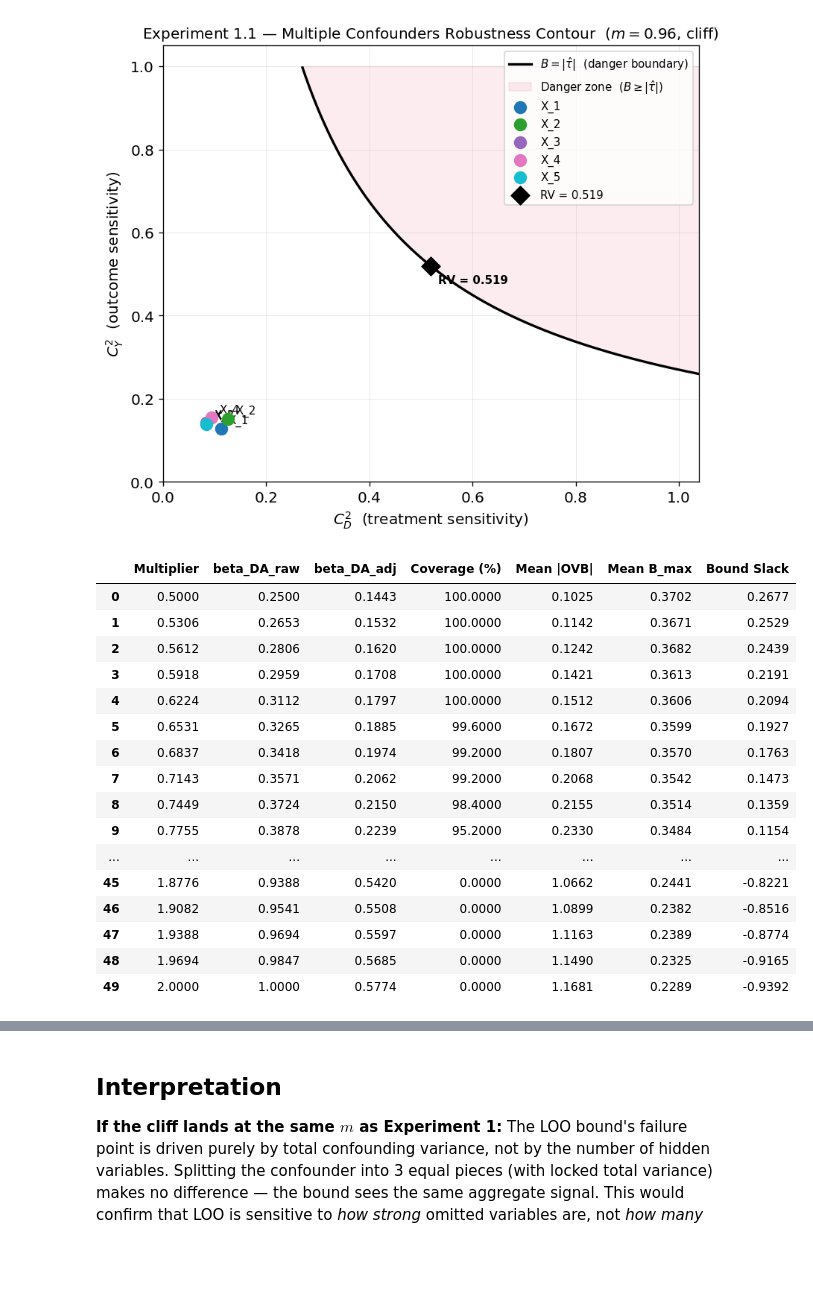
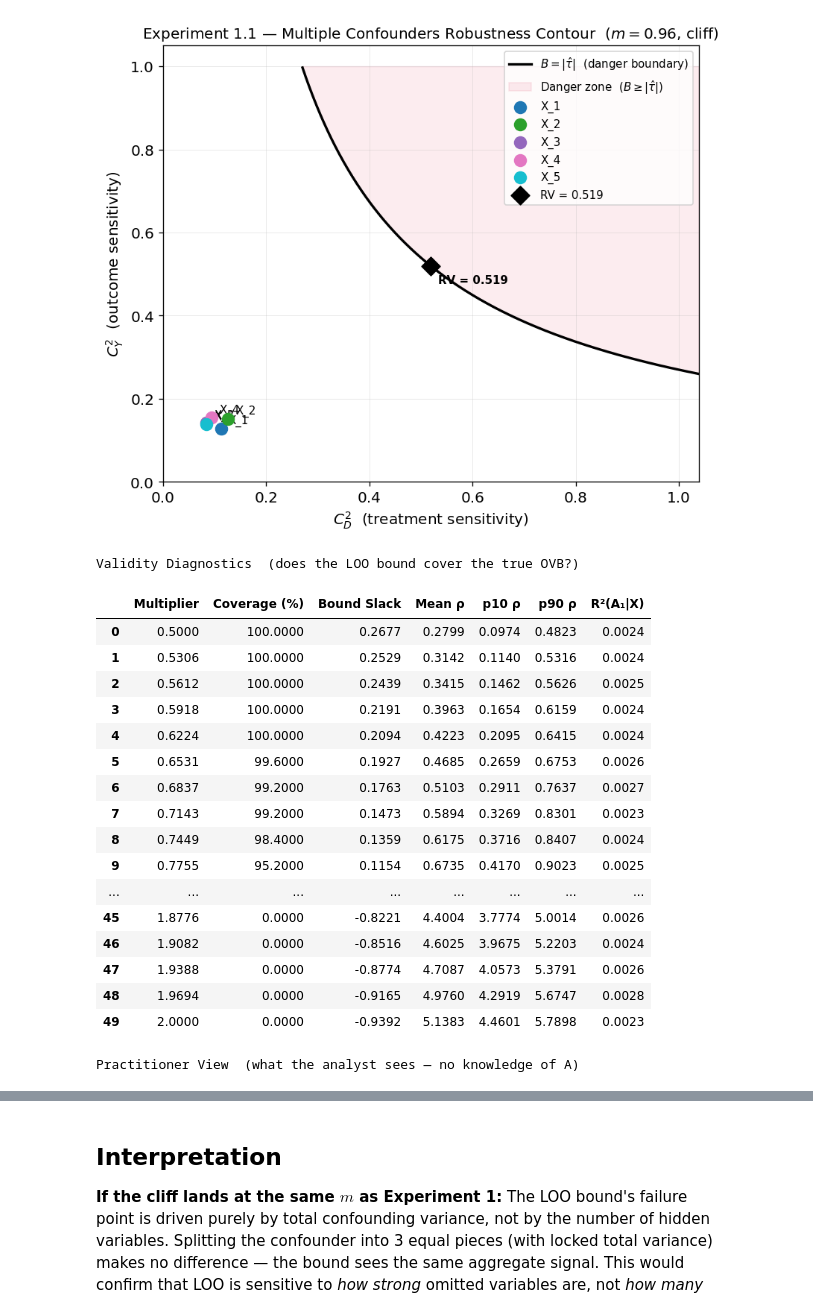
Before and after one commit to Endeville/Informal_Benchmarking, a Jupyter notebook: notebooks/experiment_01_1_multiple_confounders.ipynb, the cells around one changed output, grey strips where cells are left out. Drawn from its saved outputs; the diff is of its cells as text; code cells hidden in the pictures; blank space fills up the shorter version.

```diff
--- a/notebooks/experiment_01_1_multiple_confounders.ipynb
+++ b/notebooks/experiment_01_1_multiple_confounders.ipynb
@@ -253,36 +356,57 @@ plt.show()
 [figure]
 # %%
 import pandas as pd
+from IPython.display import display
 
-df = pd.DataFrame({
+df_valid = pd.DataFrame({
     'Multiplier':   multipliers,
-    'beta_DA_raw':  0.5 * multipliers,
-    'beta_DA_adj':  (0.5 * multipliers) / np.sqrt(num_A),
     'Coverage (%)': coverage,
+    'Bound Slack':  np.array(mean_Bmax) - np.array(mean_ovb),
+    'Mean ρ':       mean_rho,
+    'p10 ρ':        p10_rho,
+    'p90 ρ':        p90_rho,
+    'R²(A₁|X)':     mean_r2_ax,
+}).round(4)
+
+print("Validity Diagnostics  (does the LOO bound cover the true OVB?)")
+display(
+    df_valid.style.format(precision=4)
+    .background_gradient(subset=['Coverage (%)'], cmap='RdYlGn', vmin=0, vmax=100)
+    .background_gradient(subset=['Bound Slack'],  cmap='RdYlGn', vmin=-1, vmax=1)
+    .background_gradient(subset=['Mean ρ'],       cmap='RdYlGn_r', vmin=0, vmax=2)
+)
+
+print()
+
+df_prac = pd.DataFrame({
+    'Multiplier':   multipliers,
     'Mean |OVB|':   mean_ovb,
     'Mean B_max':   mean_Bmax,
-    'Bound Slack':  np.array(mean_Bmax) - np.array(mean_ovb),
-})
+    'Sig Slack':    mean_sig_slack,
+}).round(4)
 
-df = df.round(4)
-df.style.format(precision=4) \
-        .background_gradient(subset=['Coverage (%)'], cmap='RdYlGn', vmin=0, vmax=100) \
-        .background_gradient(subset=['Bound Slack'],  cmap='RdYlGn', vmin=-1, vmax=1)
+print("Practitioner View  (what the analyst sees — no knowledge of A)")
+display(
+    df_prac.style.format(precision=4)
+    .background_gradient(subset=['Sig Slack'], cmap='RdYlGn', vmin=-1, vmax=3)
+)
 # %% [output]
+Validity Diagnostics  (does the LOO bound cover the true OVB?)
-|  | Multiplier | beta_DA_raw | beta_DA_adj | Coverage (%) | Mean |OVB| | Mean B_max | Bound Slack |
-| 0 | 0.5000 | 0.2500 | 0.1443 | 100.0000 | 0.1025 | 0.3702 | 0.2677 |
-| 1 | 0.5306 | 0.2653 | 0.1532 | 100.0000 | 0.1142 | 0.3671 | 0.2529 |
-| 2 | 0.5612 | 0.2806 | 0.1620 | 100.0000 | 0.1242 | 0.3682 | 0.2439 |
-| 3 | 0.5918 | 0.2959 | 0.1708 | 100.0000 | 0.1421 | 0.3613 | 0.2191 |
-| 4 | 0.6224 | 0.3112 | 0.1797 | 100.0000 | 0.1512 | 0.3606 | 0.2094 |
-| 5 | 0.6531 | 0.3265 | 0.1885 | 99.6000 | 0.1672 | 0.3599 | 0.1927 |
-| 6 | 0.6837 | 0.3418 | 0.1974 | 99.2000 | 0.1807 | 0.3570 | 0.1763 |
-| 7 | 0.7143 | 0.3571 | 0.2062 | 99.2000 | 0.2068 | 0.3542 | 0.1473 |
-| 8 | 0.7449 | 0.3724 | 0.2150 | 98.4000 | 0.2155 | 0.3514 | 0.1359 |
-| 9 | 0.7755 | 0.3878 | 0.2239 | 95.2000 | 0.2330 | 0.3484 | 0.1154 |
+|  | Multiplier | Coverage (%) | Bound Slack | Mean ρ | p10 ρ | p90 ρ | R²(A₁|X) |
+| 0 | 0.5000 | 100.0000 | 0.2677 | 0.2799 | 0.0974 | 0.4823 | 0.0024 |
+| 1 | 0.5306 | 100.0000 | 0.2529 | 0.3142 | 0.1140 | 0.5316 | 0.0024 |
+| 2 | 0.5612 | 100.0000 | 0.2439 | 0.3415 | 0.1462 | 0.5626 | 0.0025 |
+| 3 | 0.5918 | 100.0000 | 0.2191 | 0.3963 | 0.1654 | 0.6159 | 0.0024 |
+| 4 | 0.6224 | 100.0000 | 0.2094 | 0.4223 | 0.2095 | 0.6415 | 0.0024 |
+| 5 | 0.6531 | 99.6000 | 0.1927 | 0.4685 | 0.2659 | 0.6753 | 0.0026 |
+| 6 | 0.6837 | 99.2000 | 0.1763 | 0.5103 | 0.2911 | 0.7637 | 0.0027 |
+| 7 | 0.7143 | 99.2000 | 0.1473 | 0.5894 | 0.3269 | 0.8301 | 0.0023 |
+| 8 | 0.7449 | 98.4000 | 0.1359 | 0.6175 | 0.3716 | 0.8407 | 0.0024 |
+| 9 | 0.7755 | 95.2000 | 0.1154 | 0.6735 | 0.4170 | 0.9023 | 0.0025 |
 | ... | ... | ... | ... | ... | ... | ... | ... |
-| 45 | 1.8776 | 0.9388 | 0.5420 | 0.0000 | 1.0662 | 0.2441 | -0.8221 |
-| 46 | 1.9082 | 0.9541 | 0.5508 | 0.0000 | 1.0899 | 0.2382 | -0.8516 |
-| 47 | 1.9388 | 0.9694 | 0.5597 | 0.0000 | 1.1163 | 0.2389 | -0.8774 |
-| 48 | 1.9694 | 0.9847 | 0.5685 | 0.0000 | 1.1490 | 0.2325 | -0.9165 |
-| 49 | 2.0000 | 1.0000 | 0.5774 | 0.0000 | 1.1681 | 0.2289 | -0.9392 |
+| 45 | 1.8776 | 0.0000 | -0.8221 | 4.4004 | 3.7774 | 5.0014 | 0.0026 |
+| 46 | 1.9082 | 0.0000 | -0.8516 | 4.6025 | 3.9675 | 5.2203 | 0.0024 |
+| 47 | 1.9388 | 0.0000 | -0.8774 | 4.7087 | 4.0573 | 5.3791 | 0.0026 |
+| 48 | 1.9694 | 0.0000 | -0.9165 | 4.9760 | 4.2919 | 5.6747 | 0.0028 |
+| 49 | 2.0000 | 0.0000 | -0.9392 | 5.1383 | 4.4601 | 5.7898 | 0.0023 |
+Practitioner View  (what the analyst sees — no knowledge of A)
```
Also changed, not shown: parts of 7 cells of this notebook, 4 other files.
